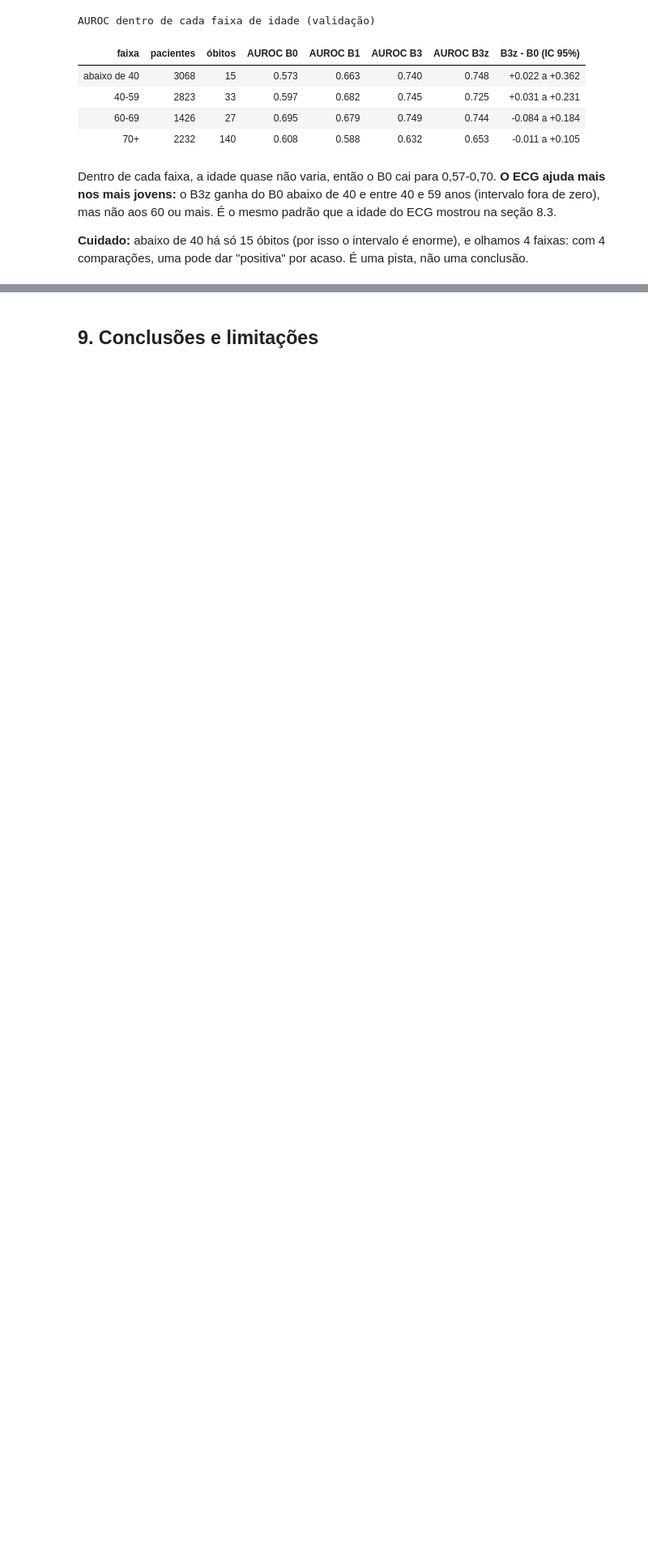
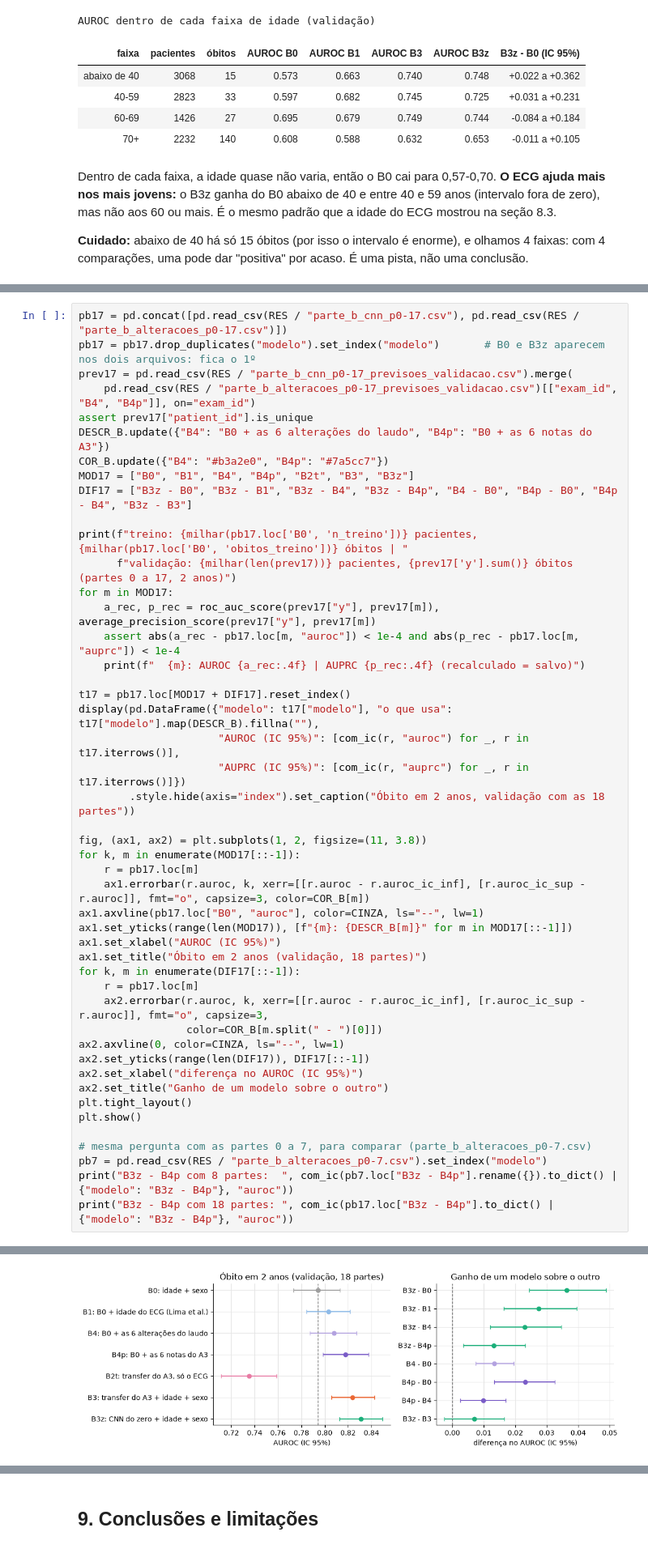
Before and after one commit to releventhal/Entrega-final-Insper-AI, a Jupyter notebook: projeto_ecg.ipynb, the cells around one changed output, grey strips where cells are left out. Shown at 81% size. Cells and saved outputs as stored; diff of their text form; blank space fills up the shorter version.

```diff
--- a/projeto_ecg.ipynb
+++ b/projeto_ecg.ipynb
@@ -1162,0 +1176,48 @@ Dentro de cada faixa, a idade quase não varia, então o B0 cai para 0,57-0,70.
+# %%
+pb17 = pd.concat([pd.read_csv(RES / "parte_b_cnn_p0-17.csv"), pd.read_csv(RES / "parte_b_alteracoes_p0-17.csv")])
+pb17 = pb17.drop_duplicates("modelo").set_index("modelo")       # B0 e B3z aparecem nos dois arquivos: fica o 1º
+prev17 = pd.read_csv(RES / "parte_b_cnn_p0-17_previsoes_validacao.csv").merge(
+    pd.read_csv(RES / "parte_b_alteracoes_p0-17_previsoes_validacao.csv")[["exam_id", "B4", "B4p"]], on="exam_id")
+assert prev17["patient_id"].is_unique
+DESCR_B.update({"B4": "B0 + as 6 alterações do laudo", "B4p": "B0 + as 6 notas do A3"})
+COR_B.update({"B4": "#b3a2e0", "B4p": "#7a5cc7"})
+MOD17 = ["B0", "B1", "B4", "B4p", "B2t", "B3", "B3z"]
+DIF17 = ["B3z - B0", "B3z - B1", "B3z - B4", "B3z - B4p", "B4 - B0", "B4p - B0", "B4p - B4", "B3z - B3"]
+
+print(f"treino: {milhar(pb17.loc['B0', 'n_treino'])} pacientes, {milhar(pb17.loc['B0', 'obitos_treino'])} óbitos | "
+      f"validação: {milhar(len(prev17))} pacientes, {prev17['y'].sum()} óbitos (partes 0 a 17, 2 anos)")
+for m in MOD17:
+    a_rec, p_rec = roc_auc_score(prev17["y"], prev17[m]), average_precision_score(prev17["y"], prev17[m])
+    assert abs(a_rec - pb17.loc[m, "auroc"]) < 1e-4 and abs(p_rec - pb17.loc[m, "auprc"]) < 1e-4
+    print(f"  {m}: AUROC {a_rec:.4f} | AUPRC {p_rec:.4f} (recalculado = salvo)")
+
+t17 = pb17.loc[MOD17 + DIF17].reset_index()
+display(pd.DataFrame({"modelo": t17["modelo"], "o que usa": t17["modelo"].map(DESCR_B).fillna(""),
+                      "AUROC (IC 95%)": [com_ic(r, "auroc") for _, r in t17.iterrows()],
+                      "AUPRC (IC 95%)": [com_ic(r, "auprc") for _, r in t17.iterrows()]})
+        .style.hide(axis="index").set_caption("Óbito em 2 anos, validação com as 18 partes"))
+
+fig, (ax1, ax2) = plt.subplots(1, 2, figsize=(11, 3.8))
+for k, m in enumerate(MOD17[::-1]):
+    r = pb17.loc[m]
+    ax1.errorbar(r.auroc, k, xerr=[[r.auroc - r.auroc_ic_inf], [r.auroc_ic_sup - r.auroc]], fmt="o", capsize=3, color=COR_B[m])
+ax1.axvline(pb17.loc["B0", "auroc"], color=CINZA, ls="--", lw=1)
+ax1.set_yticks(range(len(MOD17)), [f"{m}: {DESCR_B[m]}" for m in MOD17[::-1]])
+ax1.set_xlabel("AUROC (IC 95%)")
+ax1.set_title("Óbito em 2 anos (validação, 18 partes)")
+for k, m in enumerate(DIF17[::-1]):
+    r = pb17.loc[m]
+    ax2.errorbar(r.auroc, k, xerr=[[r.auroc - r.auroc_ic_inf], [r.auroc_ic_sup - r.auroc]], fmt="o", capsize=3,
+                 color=COR_B[m.split(" - ")[0]])
+ax2.axvline(0, color=CINZA, ls="--", lw=1)
+ax2.set_yticks(range(len(DIF17)), DIF17[::-1])
+ax2.set_xlabel("diferença no AUROC (IC 95%)")
+ax2.set_title("Ganho de um modelo sobre o outro")
+plt.tight_layout()
+plt.show()
+
+# mesma pergunta com as partes 0 a 7, para comparar (parte_b_alteracoes_p0-7.csv)
+pb7 = pd.read_csv(RES / "parte_b_alteracoes_p0-7.csv").set_index("modelo")
+print("B3z - B4p com 8 partes:  ", com_ic(pb7.loc["B3z - B4p"].rename({}).to_dict() | {"modelo": "B3z - B4p"}, "auroc"))
+print("B3z - B4p com 18 partes: ", com_ic(pb17.loc["B3z - B4p"].to_dict() | {"modelo": "B3z - B4p"}, "auroc"))
+# %% [output]
@@ -1162,0 +1249 @@ Dentro de cada faixa, a idade quase não varia, então o B0 cai para 0,57-0,70.
+[figure, added]
```
Also changed, not shown: parts of 25 cells of this notebook, 2 other files.
